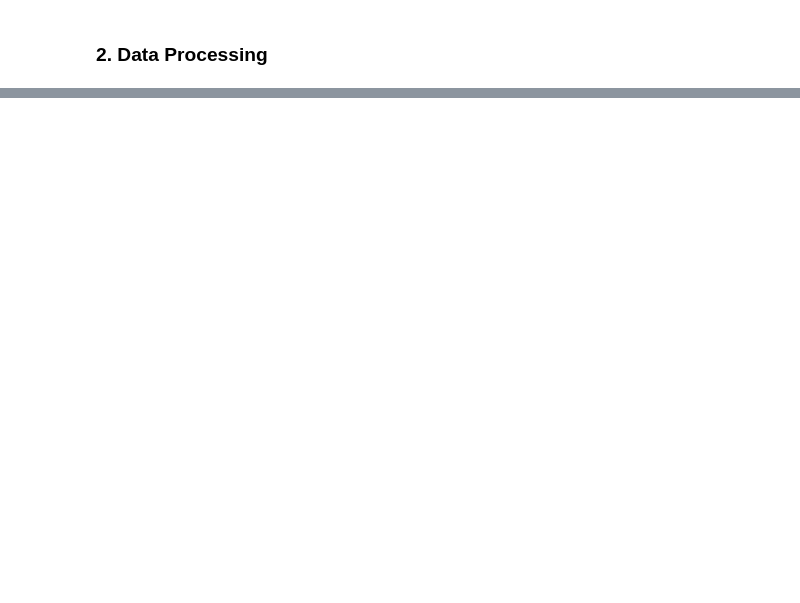
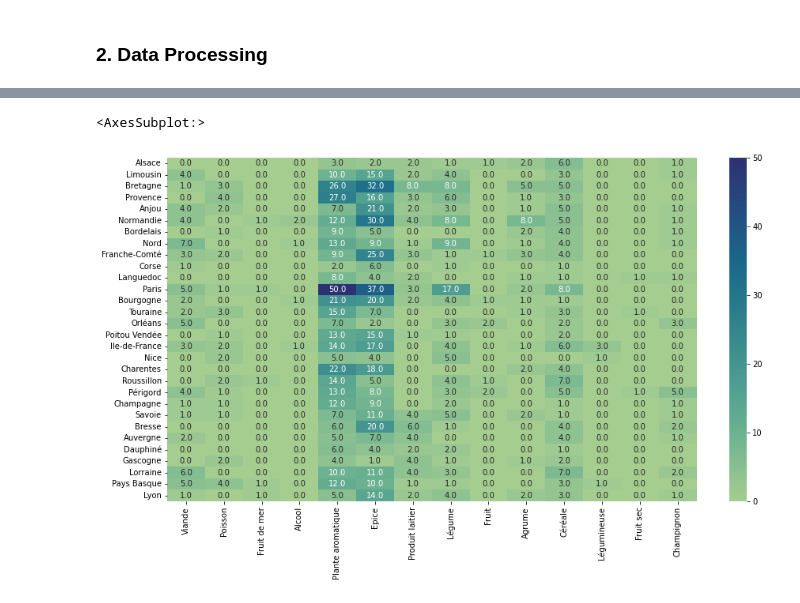
Before and after one commit to Ghalicb/historical-cookbook-digitalisation, a Jupyter notebook: src/recipes_analysis.ipynb, the cells around one changed output, grey strips where cells are left out. Cells and saved outputs as stored; diff of their text form; code cells hidden in the pictures; blank space fills up the shorter version.

```diff
--- a/src/recipes_analysis.ipynb
+++ b/src/recipes_analysis.ipynb
@@ -103,0 +238,7 @@ set([k for (k, v) in contents_multiset.items() if v > 1])
+# %%
+heatmap_df = pd.DataFrame(0, columns=Categories.keys(), index=recipes_df.subregion.unique())
+for index, row in bycat.iterrows():
+  new_row = heatmap_df.loc[row.subregion]
+  for c in row.category:
+    new_row[c] += 1
+heatmap_df
@@ -103,0 +263,7 @@ set([k for (k, v) in contents_multiset.items() if v > 1])
+# %%
+plt.figure(figsize=(15,8))
+# plt.title('Heatmap of categories by region')
+sns.heatmap(heatmap_df, cmap="crest", annot=True, fmt=".1f")
+# %% [output]
+<AxesSubplot:>
+[figure, added]
```
Also changed, not shown: parts of 20 cells of this notebook.
